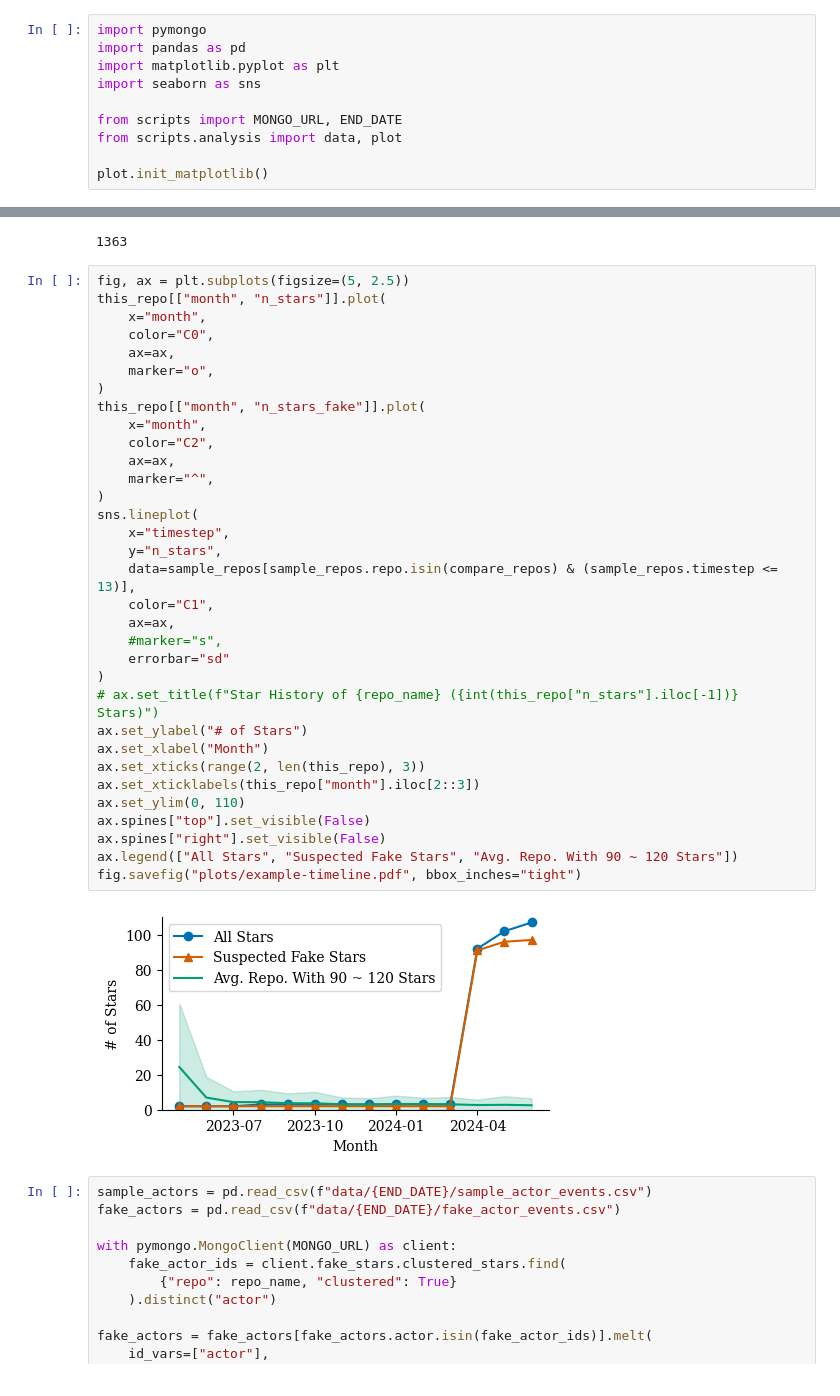
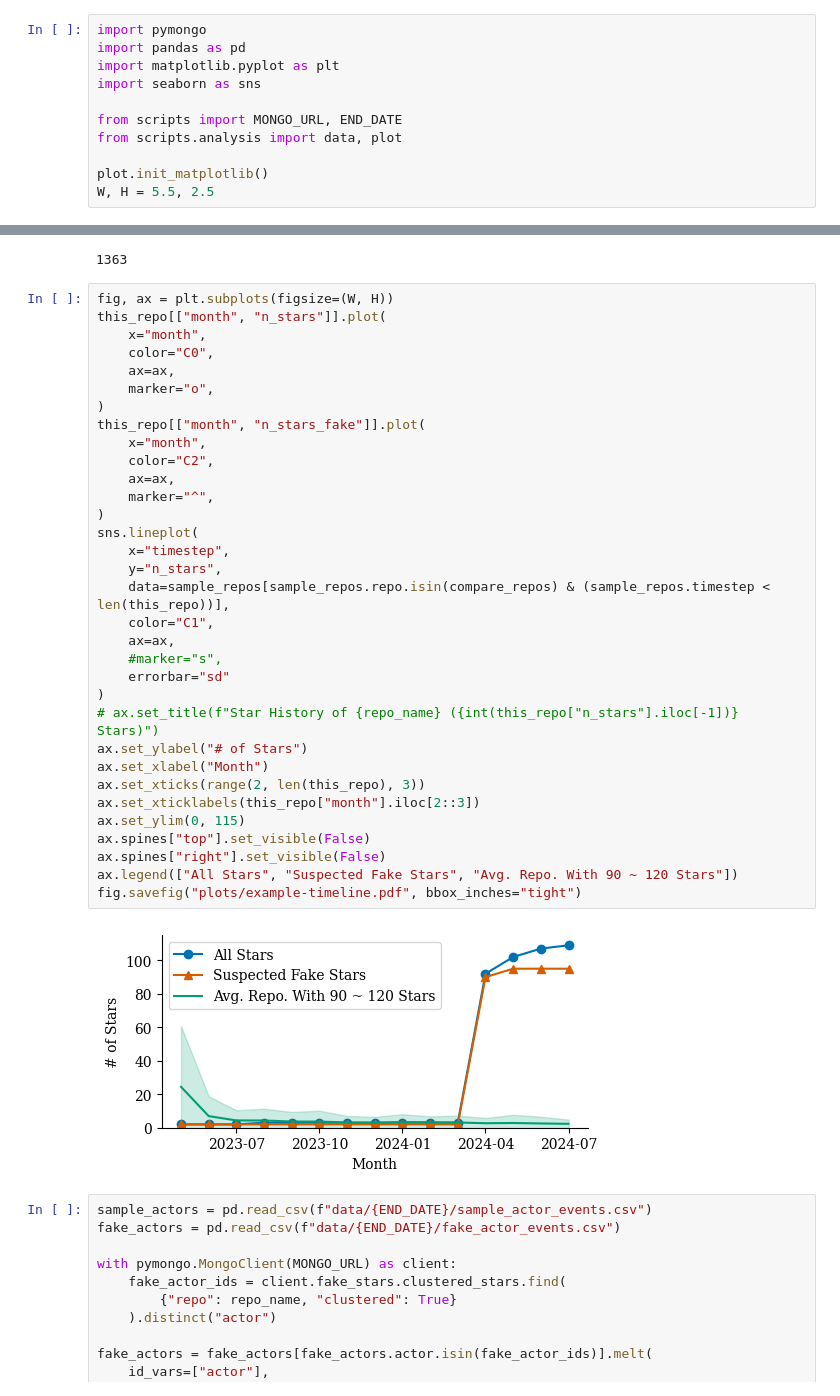
Before and after one commit to hehao98/StarScout, a Jupyter notebook: motivating-example.ipynb, the cells around one changed output, grey strips where cells are left out. Drawn from its saved outputs; the diff is of its cells as text.

```diff
--- a/motivating-example.ipynb
+++ b/motivating-example.ipynb
@@ -8,6 +8,7 @@ from scripts import MONGO_URL, END_DATE
 from scripts.analysis import data, plot
 
 plot.init_matplotlib()
+W, H = 5.5, 2.5
 # %%
 repo_name = "gqylpy/funccache"
 stars = data.get_stars_by_month_all()
@@ -92,40 +94,40 @@ len(compare_repos)
 # %% [output]
 1363
 # %%
-fig, ax = plt.subplots(figsize=(5, 2.5))
+fig, ax = plt.subplots(figsize=(W, H))
 this_repo[["month", "n_stars"]].plot(
     x="month",
     color="C0",
     ax=ax,
     marker="o",
 )
 this_repo[["month", "n_stars_fake"]].plot(
     x="month",
     color="C2",
     ax=ax,
     marker="^",
 )
 sns.lineplot(
     x="timestep",
     y="n_stars",
-    data=sample_repos[sample_repos.repo.isin(compare_repos) & (sample_repos.timestep <= 13)],
+    data=sample_repos[sample_repos.repo.isin(compare_repos) & (sample_repos.timestep < len(this_repo))],
     color="C1",
     ax=ax,
     #marker="s",
     errorbar="sd"
 )
 # ax.set_title(f"Star History of {repo_name} ({int(this_repo["n_stars"].iloc[-1])} Stars)")
 ax.set_ylabel("# of Stars")
 ax.set_xlabel("Month")
 ax.set_xticks(range(2, len(this_repo), 3))
 ax.set_xticklabels(this_repo["month"].iloc[2::3])
-ax.set_ylim(0, 110)
+ax.set_ylim(0, 115)
 ax.spines["top"].set_visible(False)
 ax.spines["right"].set_visible(False)
 ax.legend(["All Stars", "Suspected Fake Stars", "Avg. Repo. With 90 ~ 120 Stars"])
 fig.savefig("plots/example-timeline.pdf", bbox_inches="tight")
 # %% [output]
-[figure, old version]
+[figure, new version]
 # %%
 sample_actors = pd.read_csv(f"data/{END_DATE}/sample_actor_events.csv")
 fake_actors = pd.read_csv(f"data/{END_DATE}/fake_actor_events.csv")
```
Also changed, not shown: parts of 2 cells of this notebook, 3 other files.
